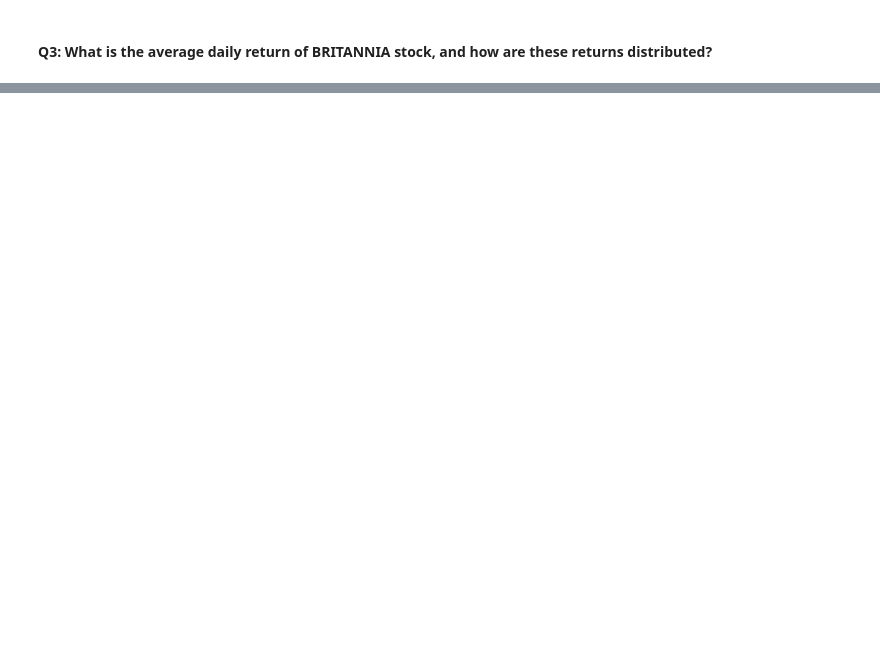
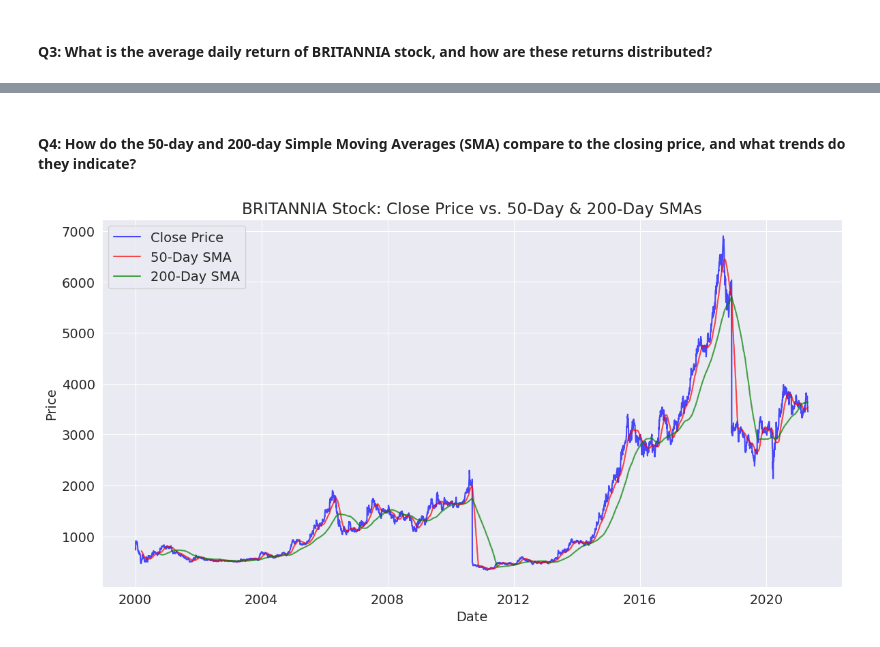
Before and after one commit to AHTHneeuhl/.config, a Jupyter notebook: zerotopandas_course_project_starter.ipynb, the cells around one changed output, grey strips where cells are left out. Drawn from its saved outputs; the diff is of its cells as text; code cells hidden in the pictures; blank space fills up the shorter version.

```diff
--- a/zerotopandas_course_project_starter.ipynb
+++ b/zerotopandas_course_project_starter.ipynb
@@ -464,0 +464,23 @@ The average daily return provides a general sense of the stock's daily performan
+# %% [markdown]
+#### Q4: How do the 50-day and 200-day Simple Moving Averages (SMA) compare to the closing price, and what trends do they indicate?
+# %%
+# Calculate 50-day Simple Moving Average (SMA)
+britannia_cleaned['SMA_50'] = britannia_cleaned['Close'].rolling(window=50).mean()
+
+# Calculate 200-day Simple Moving Average (SMA)
+britannia_cleaned['SMA_200'] = britannia_cleaned['Close'].rolling(window=200).mean()
+
+# Plotting Close Price, 50-day SMA, and 200-day SMA
+plt.figure(figsize=(14, 7))
+plt.plot(britannia_cleaned['Date'], britannia_cleaned['Close'], label='Close Price', color='blue', alpha=0.7)
+plt.plot(britannia_cleaned['Date'], britannia_cleaned['SMA_50'], label='50-Day SMA', color='red', alpha=0.7)
+plt.plot(britannia_cleaned['Date'], britannia_cleaned['SMA_200'], label='200-Day SMA', color='green', alpha=0.7)
+
+plt.title('BRITANNIA Stock: Close Price vs. 50-Day & 200-Day SMAs')
+plt.xlabel('Date')
+plt.ylabel('Price')
+plt.legend()
+plt.grid(True)
+plt.show()
+# %% [output]
+[figure, added]
```
Also changed, not shown: parts of 36 cells of this notebook.
